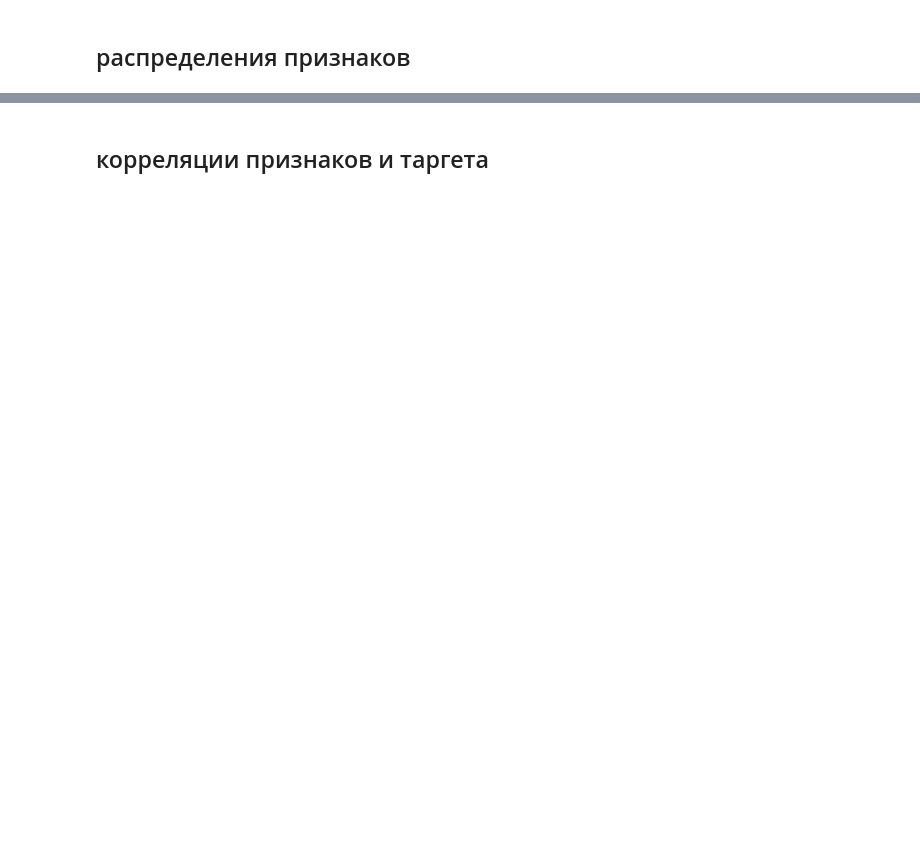
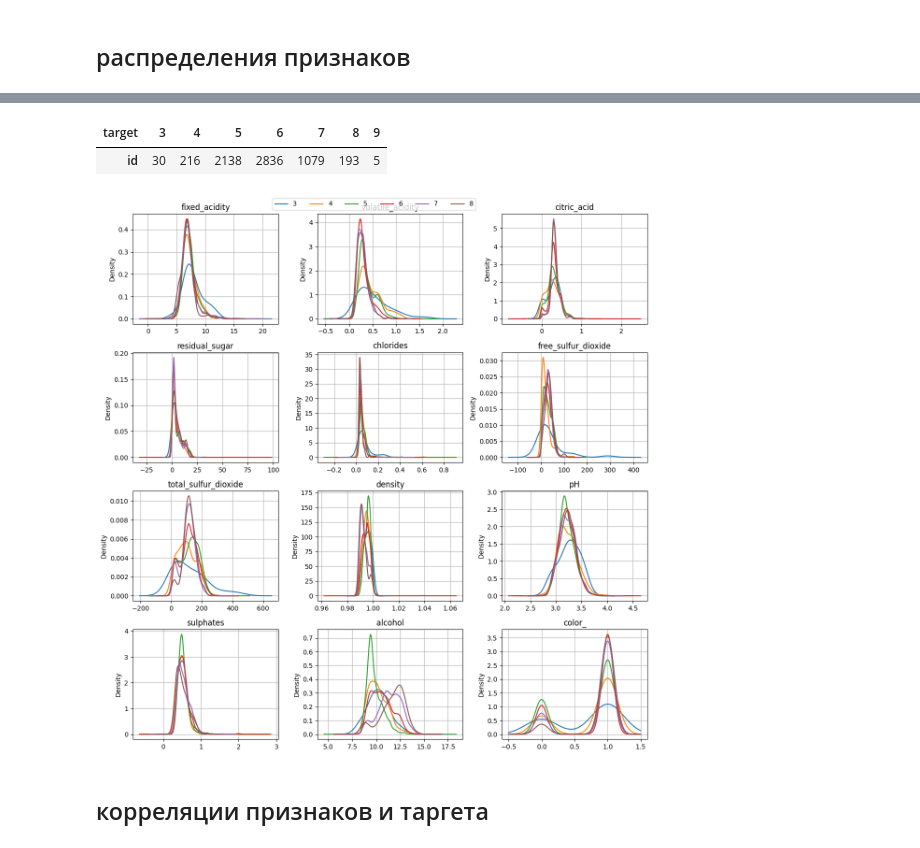
Before and after one commit to mechanoid5/ml_lectorium_2026_I, a Jupyter notebook: examples/04-eda/03-uci-wine-eda.ipynb, the cells around one changed output, grey strips where cells are left out. Drawn from its saved outputs; the diff is of its cells as text; code cells hidden in the pictures; blank space fills up the shorter version.

```diff
--- a/examples/04-eda/03-uci-wine-eda.ipynb
+++ b/examples/04-eda/03-uci-wine-eda.ipynb
@@ -73,6 +115,6 @@ display( list(data['metadata']) )
 # %%
 # df.to_csv('data/data.csv',sep='\t',index=False)
 # %%
-df = pd.read_csv('data/data.csv',sep='\t')
-display(len(df))
-display(df.sample(3))
+# df = pd.read_csv('data/data.csv',sep='\t')
+# display(len(df))
+# display(df.sample(3))
@@ -92,5 +159,6 @@ set(df['quality'])
 # %%
 # сквозная нумерация классов от нуля
-df['target'] = pd.Categorical(df['quality']).codes
+# df['target'] = pd.Categorical(df['quality']).codes
+df['target'] = df['quality']
 # %%
 display(df.sample(4))
@@ -125,9 +203,9 @@ display( len( df[cols_features+['target']].drop_duplicates() ) )
 # %%
 # удаляем дубликаты
-display( len(df) )
-df = df.drop_duplicates(cols_features+['target']).reset_index(drop=True)
-display( len(df) )
-display( df.sample(3) )
+# display( len(df) )
+# df = df.drop_duplicates(cols_features+['target']).reset_index(drop=True)
+# display( len(df) )
+# display( df.sample(3) )
 # %% [markdown]
 ## проверка на противоречивую разметку
 # %%
@@ -173,18 +248,28 @@ plt.show()
+# %%
+# сбалансированность датасета
+df['id'] = range(len(df))
+display( df.groupby('target')[['id']].count().T )
+# 9-тый target - очень мало значений для анализа
+# %% [output]
+| target | 3 | 4 | 5 | 6 | 7 | 8 | 9 |
+| id | 30 | 216 | 2138 | 2836 | 1079 | 193 | 5 |
 # %%
 # распределения признаков
 n_cols_plot = 3
 n_features = len(cols_features)
 n_rows_plot = int(np.ceil(len(cols_features)/n_cols_plot))
 
 fig = plt.figure( figsize=(4*n_cols_plot,3*n_rows_plot) )
 for n,f in enumerate(cols_features):
     ax = plt.subplot(n_rows_plot,n_cols_plot,n+1)
-    # drop tiny class
-    df[df['target']!=6].groupby('target')[f].plot.kde(ax=ax)
+    # 9-тый target - очень мало значений для анализа
+    df[df['target']!=9].groupby('target')[f].plot.kde(ax=ax)
     ax.set_title(f)
     ax.grid()
 
 handles, labels = plt.gca().get_legend_handles_labels()
 fig.legend(handles, labels, loc='upper center',ncol=n_features-1)
 plt.tight_layout()
 plt.show()
+# %% [output]
+[figure, added]
```
Also changed, not shown: parts of 77 cells of this notebook.
